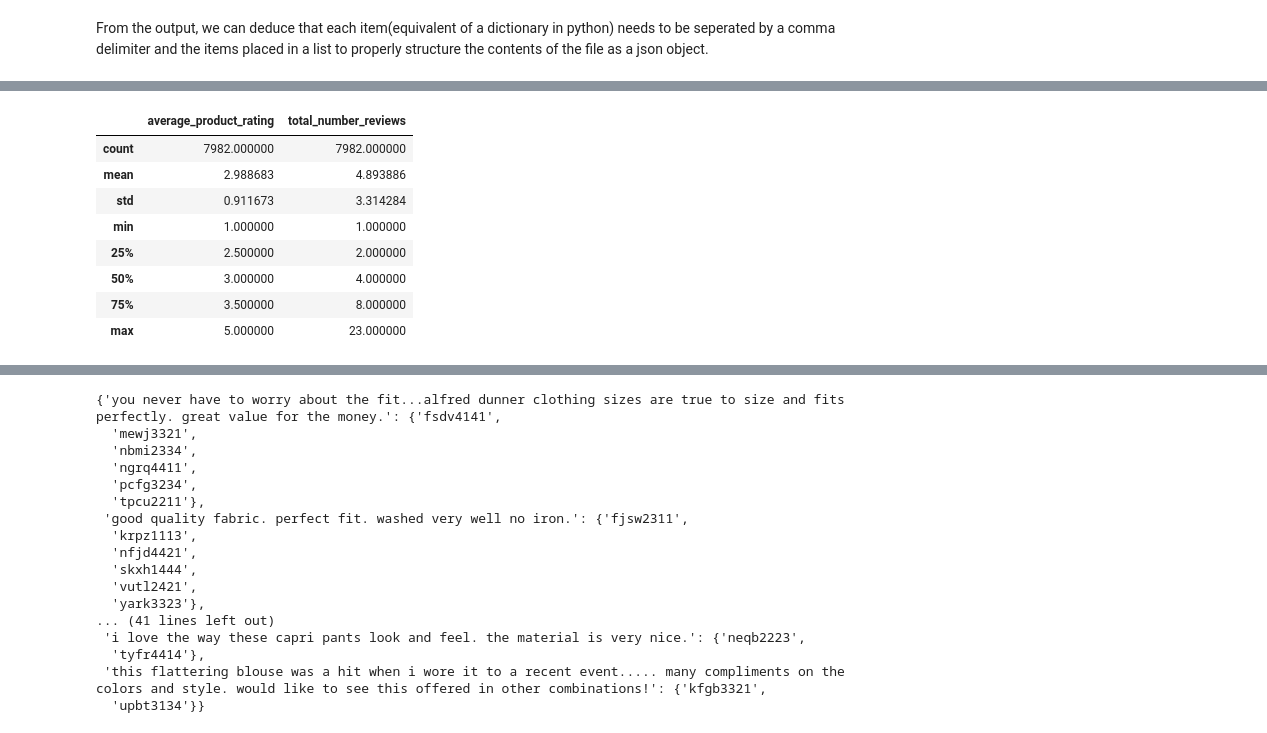
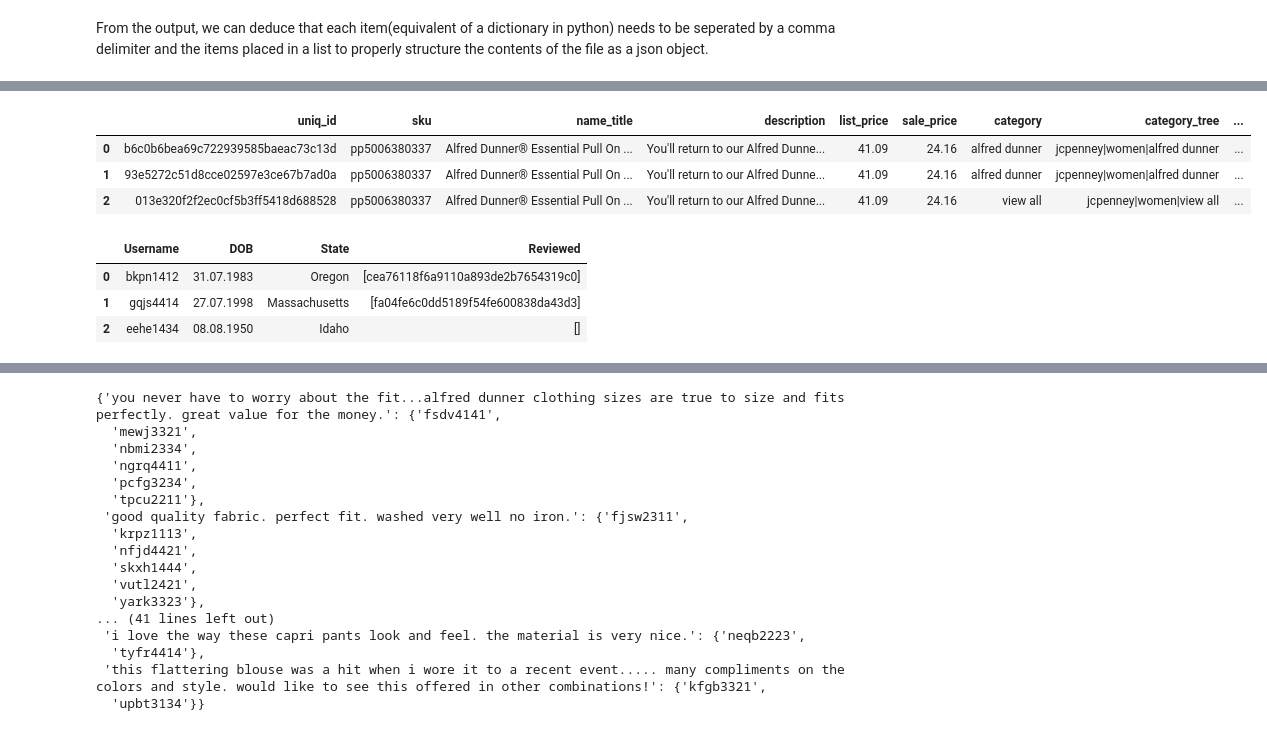
Before and after one commit to ovieimara/ITNPBD2, a Jupyter notebook: Assignment_ITNPBD2.ipynb, the cells around one changed output, grey strips where cells are left out. Drawn from its saved outputs; the diff is of its cells as text; code cells hidden in the pictures.

```diff
--- a/Assignment_ITNPBD2.ipynb
+++ b/Assignment_ITNPBD2.ipynb
@@ -185,12 +164,0 @@ memory usage: 935.5+ KB
-# %%
-jcpenney_products_df.describe()
-# %% [output]
-|  | average_product_rating | total_number_reviews |
-| count | 7982.000000 | 7982.000000 |
-| mean | 2.988683 | 4.893886 |
-| std | 0.911673 | 3.314284 |
-| min | 1.000000 | 1.000000 |
-| 25% | 2.500000 | 2.000000 |
-| 50% | 3.000000 | 4.000000 |
-| 75% | 3.500000 | 8.000000 |
-| max | 5.000000 | 23.000000 |
@@ -196,0 +173,13 @@ jcpenney_products_df.describe()
+# %%
+# explore first few rows of dataframes
+display(jcpenney_products_df.head(3))
+display(jcpenney_reviewers_df.head(3))
+# %% [output]
+|  | uniq_id | sku | name_title | description | list_price | sale_price | category | category_tree | ... |
+| 0 | b6c0b6bea69c722939585baeac73c13d | pp5006380337 | Alfred Dunner® Essential Pull On ... | You'll return to our Alfred Dunne... | 41.09 | 24.16 | alfred dunner | jcpenney|women|alfred dunner | ... |
+| 1 | 93e5272c51d8cce02597e3ce67b7ad0a | pp5006380337 | Alfred Dunner® Essential Pull On ... | You'll return to our Alfred Dunne... | 41.09 | 24.16 | alfred dunner | jcpenney|women|alfred dunner | ... |
+| 2 | 013e320f2f2ec0cf5b3ff5418d688528 | pp5006380337 | Alfred Dunner® Essential Pull On ... | You'll return to our Alfred Dunne... | 41.09 | 24.16 | view all | jcpenney|women|view all | ... |
+|  | Username | DOB | State | Reviewed |
+| 0 | bkpn1412 | 31.07.1983 | Oregon | [cea76118f6a9110a893de2b7654319c0] |
+| 1 | gqjs4414 | 27.07.1998 | Massachusetts | [fa04fe6c0dd5189f54fe600838da43d3] |
+| 2 | eehe1434 | 08.08.1950 | Idaho | [] |
```
Also changed, not shown: parts of 38 cells of this notebook.
